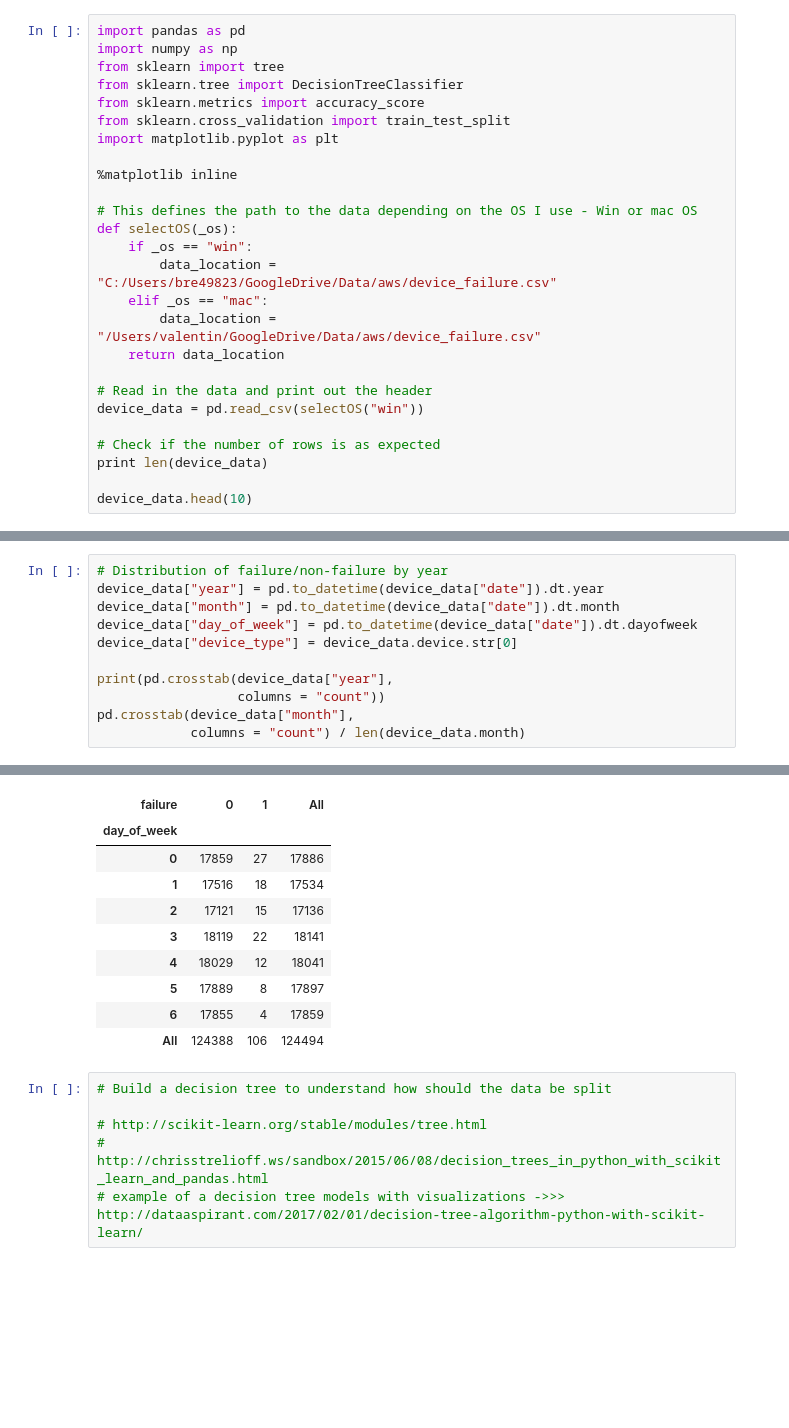
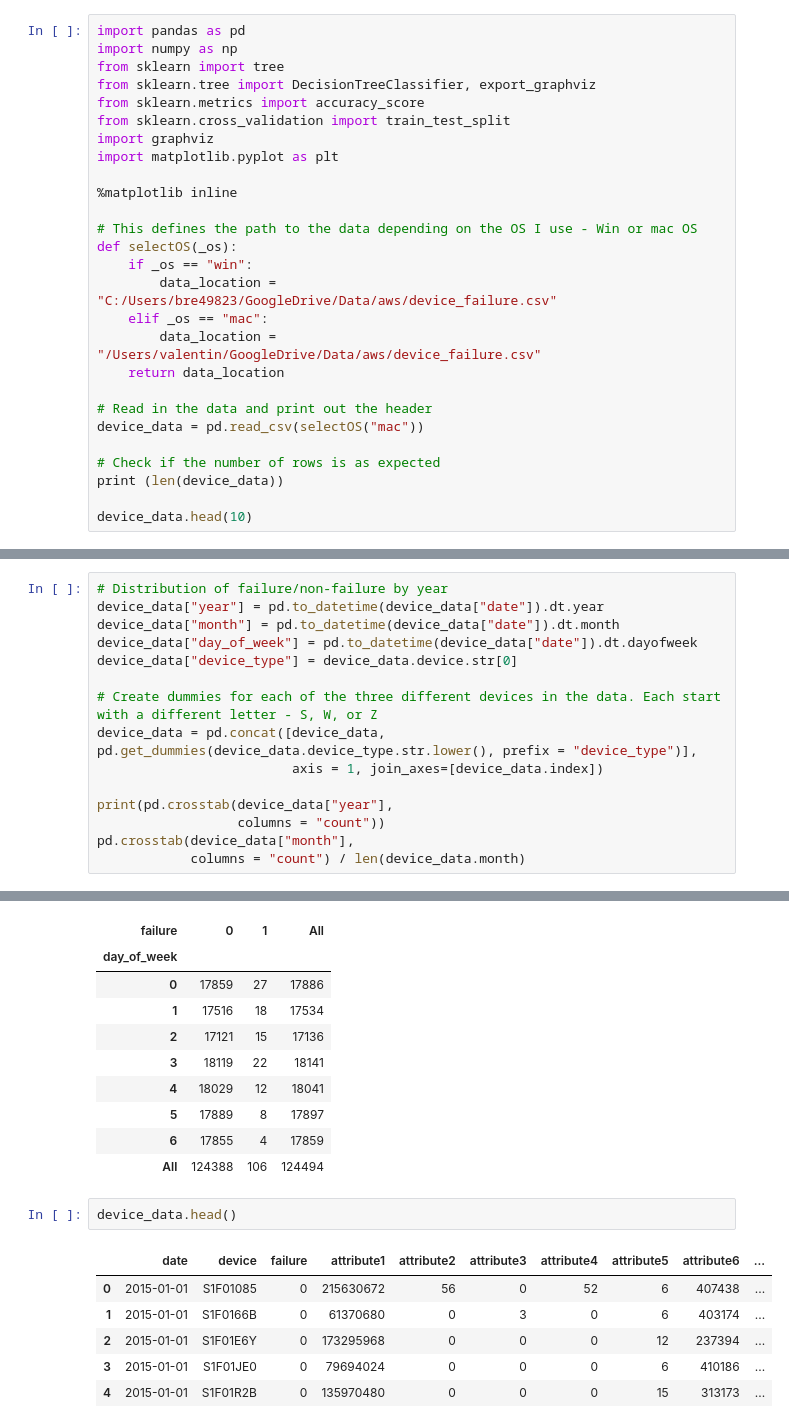
Before and after one commit to vatodorov/ImbalancedDataModels, a Jupyter notebook: aws_device_failures.ipynb, the cells around one changed output, grey strips where cells are left out. Saved outputs shown, nothing was run; the diff lists cells and outputs as text; blank space fills up the shorter version.

```diff
--- a/aws_device_failures.ipynb
+++ b/aws_device_failures.ipynb
@@ -61,9 +62,10 @@ non-failure and 1 for failure.
 import pandas as pd
 import numpy as np
 from sklearn import tree
-from sklearn.tree import DecisionTreeClassifier
+from sklearn.tree import DecisionTreeClassifier, export_graphviz
 from sklearn.metrics import accuracy_score
 from sklearn.cross_validation import train_test_split
+import graphviz
 import matplotlib.pyplot as plt
 
 %matplotlib inline
@@ -77,9 +79,9 @@ def selectOS(_os):
     return data_location
 
 # Read in the data and print out the header
-device_data = pd.read_csv(selectOS("win"))
+device_data = pd.read_csv(selectOS("mac"))
 
 # Check if the number of rows is as expected
-print len(device_data)
+print (len(device_data))
 
 device_data.head(10)
@@ -113,6 +102,10 @@ device_data["month"] = pd.to_datetime(device_data["date"]).dt.month
 device_data["day_of_week"] = pd.to_datetime(device_data["date"]).dt.dayofweek
 device_data["device_type"] = device_data.device.str[0]
 
+# Create dummies for each of the three different devices in the data. Each start with a different letter - S, W, or Z
+device_data = pd.concat([device_data, pd.get_dummies(device_data.device_type.str.lower(), prefix = "device_type")],
+                         axis = 1, join_axes=[device_data.index])
+
 print(pd.crosstab(device_data["year"],
                   columns = "count"))
 pd.crosstab(device_data["month"],
@@ -196,9 +237,12 @@ failure_day_week
 | 5 | 17889 | 8 | 17897 |
 | 6 | 17855 | 4 | 17859 |
 | All | 124388 | 106 | 124494 |
-# %%
-# Build a decision tree to understand how should the data be split
-
-# http://scikit-learn.org/stable/modules/tree.html
-# http://chrisstrelioff.ws/sandbox/2015/06/08/decision_trees_in_python_with_scikit_learn_and_pandas.html
-# example of a decision tree models with visualizations ->>> http://dataaspirant.com/2017/02/01/decision-tree-algorithm-python-with-scikit-learn/
+# %%
+device_data.head()
+# %% [output]
+|  | date | device | failure | attribute1 | attribute2 | attribute3 | attribute4 | attribute5 | attribute6 | ... |
+| 0 | 2015-01-01 | S1F01085 | 0 | 215630672 | 56 | 0 | 52 | 6 | 407438 | ... |
+| 1 | 2015-01-01 | S1F0166B | 0 | 61370680 | 0 | 3 | 0 | 6 | 403174 | ... |
+| 2 | 2015-01-01 | S1F01E6Y | 0 | 173295968 | 0 | 0 | 0 | 12 | 237394 | ... |
+| 3 | 2015-01-01 | S1F01JE0 | 0 | 79694024 | 0 | 0 | 0 | 6 | 410186 | ... |
+| 4 | 2015-01-01 | S1F01R2B | 0 | 135970480 | 0 | 0 | 0 | 15 | 313173 | ... |
```
Also changed, not shown: parts of 10 cells of this notebook.
